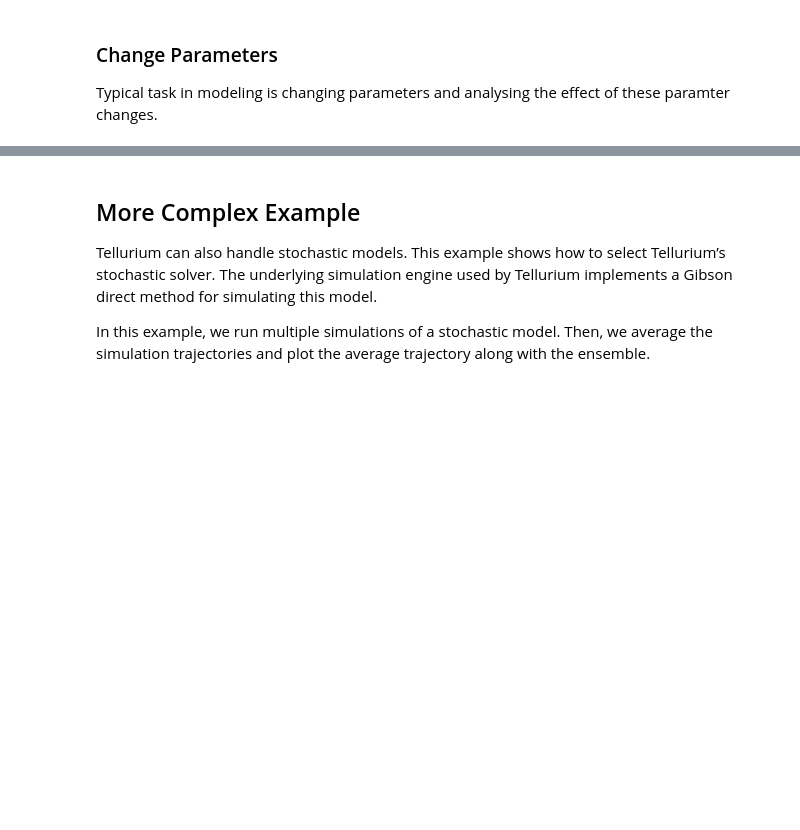
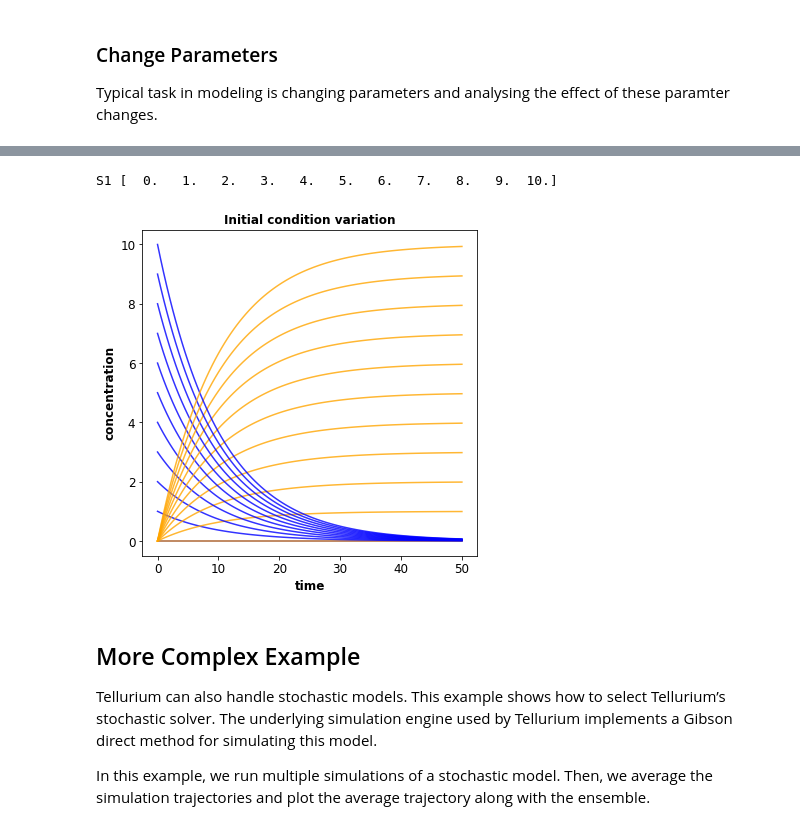
Before and after one commit to matthiaskoenig/lisym-tutorial, a Jupyter notebook: notebooks/quickstart.ipynb, the cells around one changed output, grey strips where cells are left out. Cells and saved outputs as stored; diff of their text form; code cells hidden in the pictures; blank space fills up the shorter version.

```diff
--- a/notebooks/quickstart.ipynb
+++ b/notebooks/quickstart.ipynb
@@ -62,3 +214,34 @@ Another recurring pattern is the change in initial conditions
+# %%
+# Initial conditions to vary
+S1_values = np.linspace(start=0, stop=10.0, num=11)
+print("S1", S1_values)
+
+# perform simulation
+results = []
+for S1 in S1_values:
+    # reset
+    simple.resetAll()
+    simple.S1 = S1
+    # simulate
+    s = simple.simulate(start=0, end=50, steps=100)
+    # store results
+    results.append(s)
+
+# plotting the results
+f, ax1 = plt.subplots(nrows=1, ncols=1, figsize=(6, 6))
+
+for s in results:
+    time = s["time"]
+    ax1.plot(time, s['[S1]'], color="blue", alpha=0.8)
+    ax1.plot(time, s['[S2]'], color="orange", alpha=0.8)
+
+ax1.set_title("Initial condition variation")
+ax1.set_xlabel("time")
+ax1.set_ylabel("concentration")
+plt.show()
+# %% [output]
+S1 [  0.   1.   2.   3.   4.   5.   6.   7.   8.   9.  10.]
+[figure, added]
 # %% [markdown]
 ## More Complex Example
 
```
Also changed, not shown: parts of 15 cells of this notebook, 5 other files.
